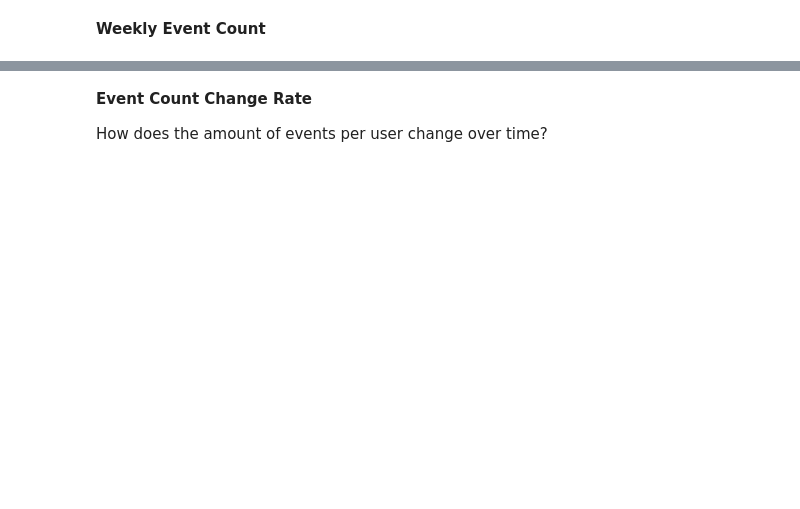
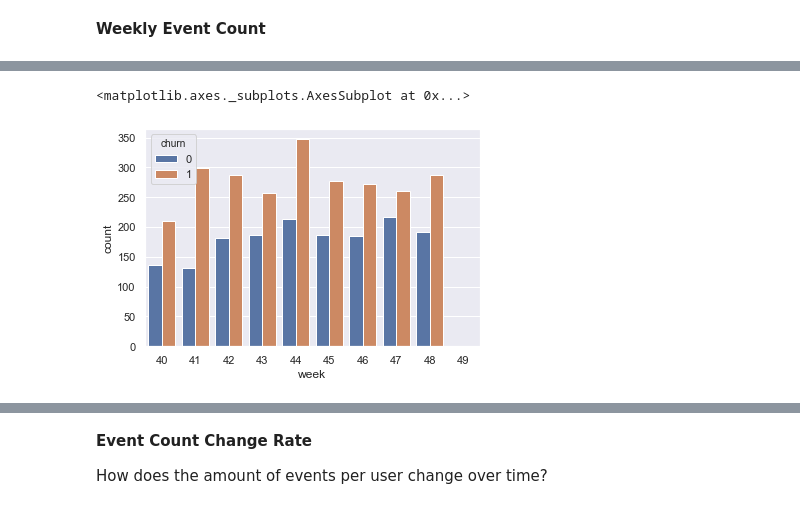
Before and after one commit to bytesbysophie/sparkify-customer-churn-prediction, a Jupyter notebook: Sparkify.ipynb, the cells around one changed output, grey strips where cells are left out. Cells and saved outputs as stored; diff of their text form; code cells hidden in the pictures; blank space fills up the shorter version.

```diff
--- a/Sparkify.ipynb
+++ b/Sparkify.ipynb
@@ -425,0 +485,6 @@ g.map(plt.hist, "count");
+# %%
+# Mean weekly events
+sns.barplot(data=weekly_events.groupby(['week', 'churn']).mean().reset_index(), x='week', y='count', hue='churn')
+# %% [output]
+<matplotlib.axes._subplots.AxesSubplot at 0x...>
+[figure, added]
```
Also changed, not shown: parts of 38 cells of this notebook.
